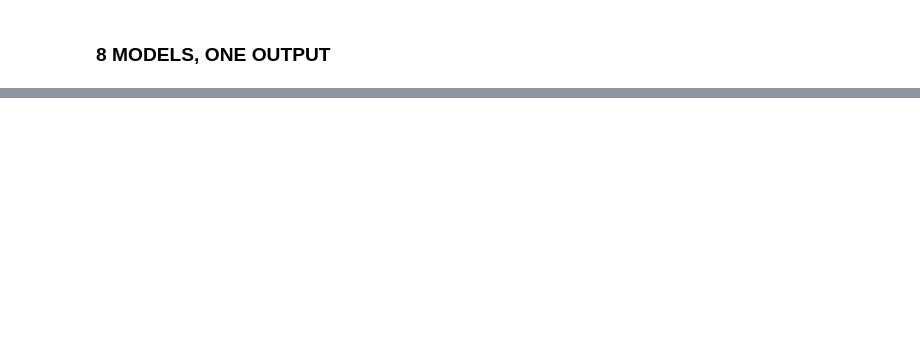
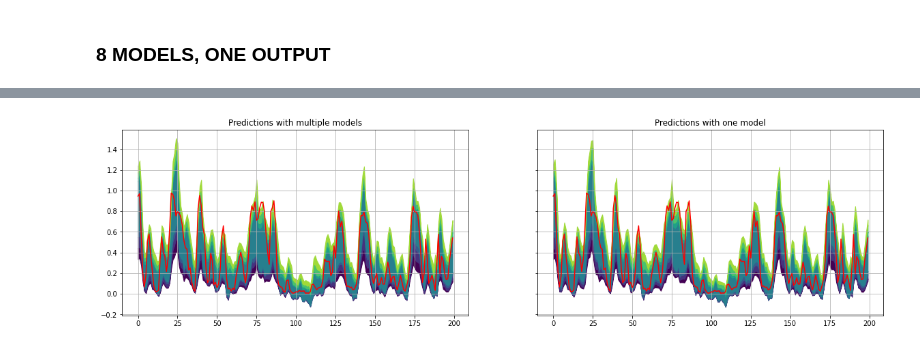
Before and after one commit to Javicadserres/wind-production-forecast, a Jupyter notebook: src/one-vs-multiple-linear-model.ipynb, the cells around one changed output, grey strips where cells are left out. Drawn from its saved outputs; the diff is of its cells as text; code cells hidden in the pictures; blank space fills up the shorter version.

Commit message:
ENH: added new models

```diff
--- a/src/one-vs-multiple-linear-model.ipynb
+++ b/src/one-vs-multiple-linear-model.ipynb
@@ -45,7 +45,7 @@ quantilenet = LinearNet(n_inputs=n_inputs, n_outputs=n_outputs)
 # criterion to use
 criterion = SmoothPinballLoss(quantiles)
 # optimizer
-optimizer = optim.SGD(quantilenet.parameters(), lr=0.003)
+optimizer = optim.Adam(quantilenet.parameters(), lr=0.003)
 # trainer class
 trainer = Trainer(quantilenet, criterion, optimizer)
 # %% [markdown]
@@ -131,7 +87,7 @@ for quantile in quantiles:
     # criterion to use
     criterion = SmoothPinballLoss(quantile)
     # optimizer
-    optimizer = optim.SGD(linear_model.parameters(), lr=0.003)
+    optimizer = optim.Adam(linear_model.parameters(), lr=0.003)
     # trainer class
     trainer = Trainer(linear_model, criterion, optimizer)
 
@@ -188,0 +105,16 @@ plt.grid()
+# %%
+# quantilenet predictions
+y_pred_quantilenet = quantilenet(inputs)
+y_test = pd.Series(target.squeeze().tolist())
+y_preds_quantilenet = pd.DataFrame(y_pred_quantilenet.tolist())
+
+# linear predictions
+y_preds_linear = []
+
+for linear_model in linear_models:
+    # predictions to pandas
+    y_pred = linear_model(inputs)
+    y_preds_linear.append(y_pred.squeeze().tolist())
+
+y_preds_linear = pd.DataFrame(y_preds_linear).T
+y_pred_linear = torch.tensor(y_preds_linear.values.tolist(), dtype=torch.float32)
@@ -188,0 +137,26 @@ plt.grid()
+# %%
+fig, ax = plt.subplots(ncols=2, figsize=(20, 5), sharey=True)
+
+for i in range(len(y_preds_linear.columns)-1):
+    ax[0].fill_between(
+        y_preds_linear.index[:200],
+        y_preds_linear[i][:200],
+        y_preds_linear[i+1][:200],
+        color=viridis.colors[i]
+    )
+y_test[:200].plot(color='red', ax=ax[0])
+ax[0].set_title('Predictions with multiple models')
+ax[0].grid()
+
+for i in range(len(y_preds_quantilenet.columns)-1):
+    ax[1].fill_between(
+        y_preds_quantilenet.index[:200],
+        y_preds_quantilenet[i][:200],
+        y_preds_quantilenet[i+1][:200],
+        color=viridis.colors[i]
+    )
+y_test[:200].plot(color='red', ax=ax[1])
+ax[1].set_title('Predictions with one model')
+ax[1].grid()
+# %% [output]
+[figure, added]
```
Also changed, not shown: parts of 12 cells of this notebook, 6 other files.
